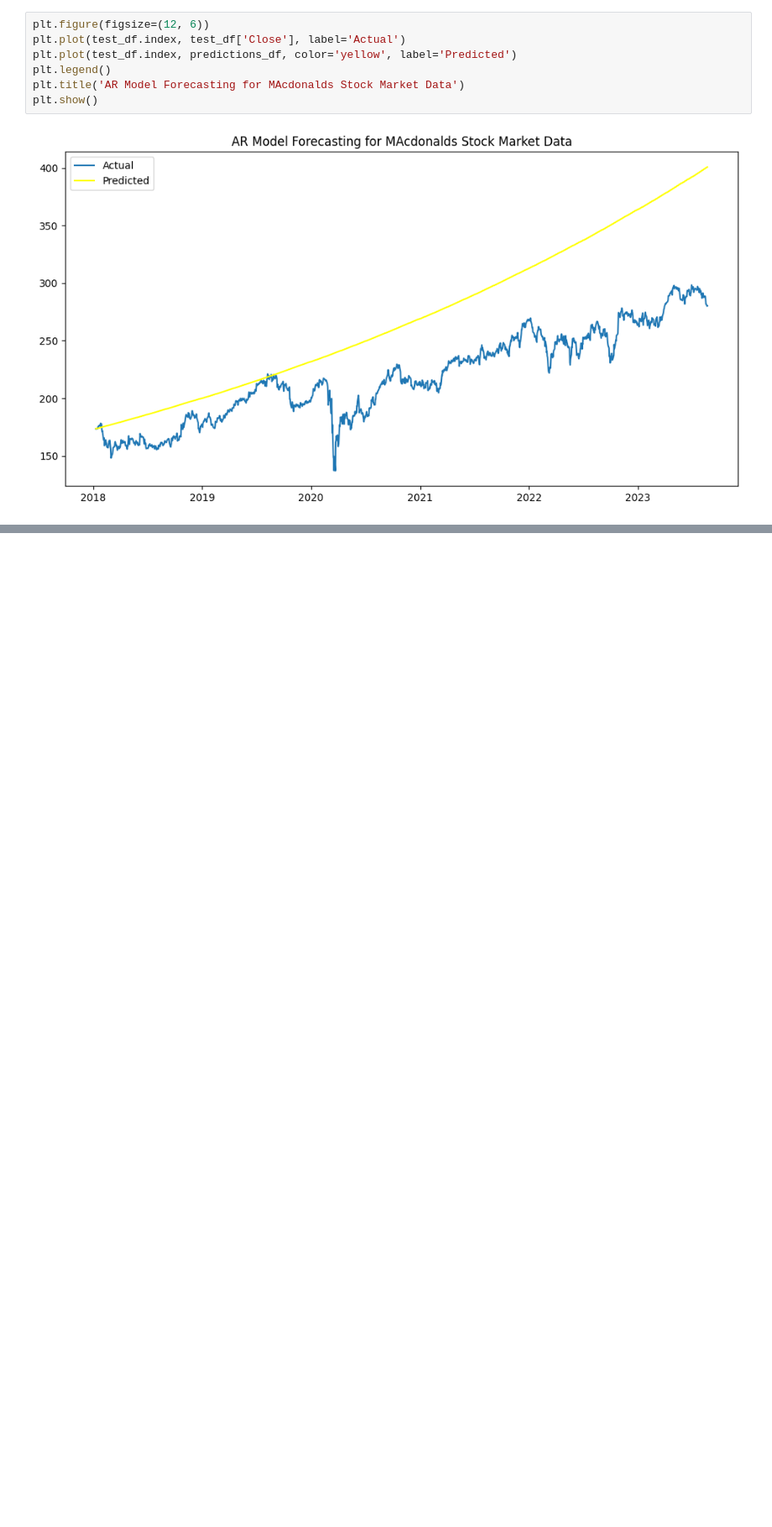
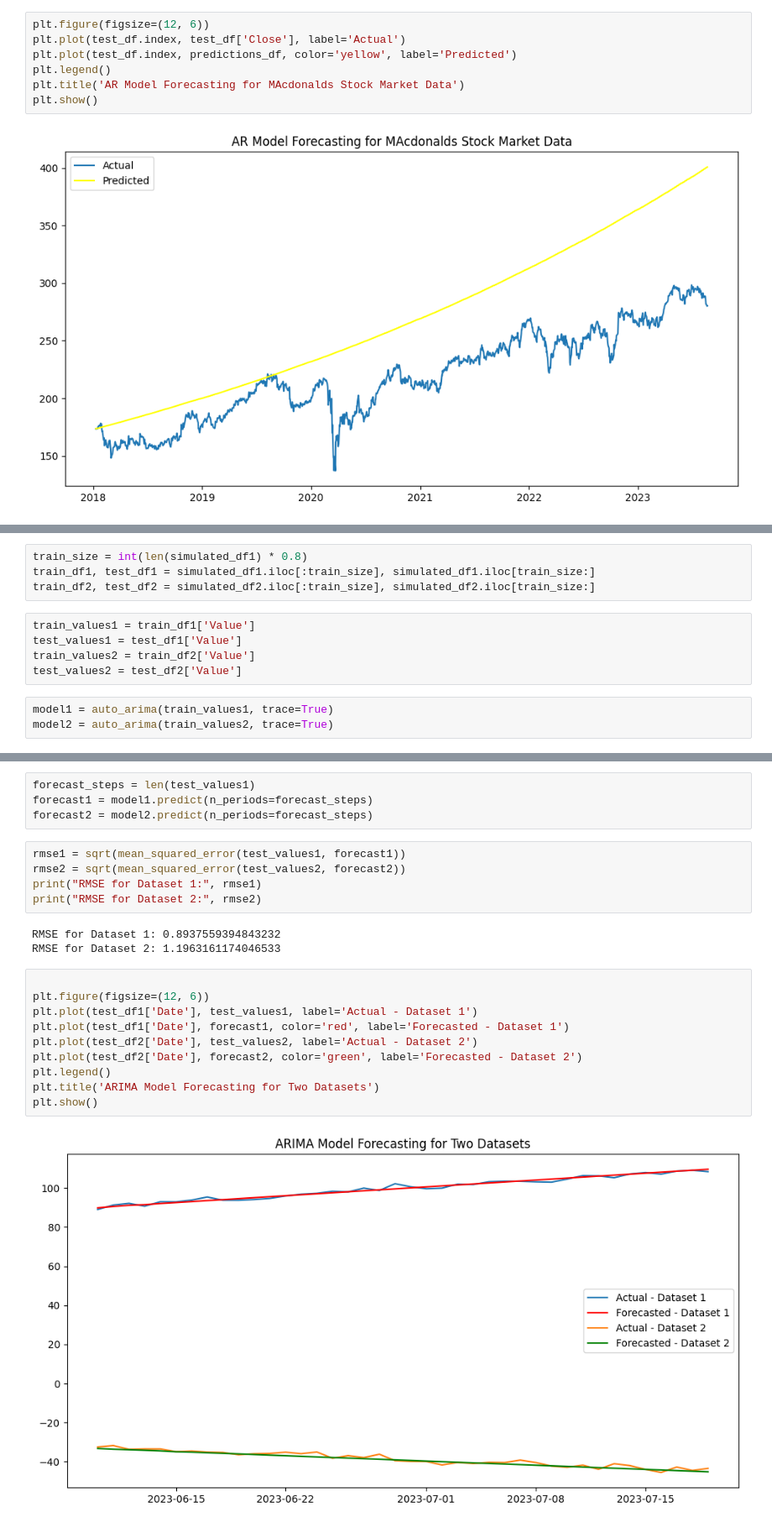
Before and after one commit to 21-ri/pro, a Jupyter notebook: Untitled-1.ipynb, the cells around one changed output, grey strips where cells are left out. Shown at 84% size. Cells and saved outputs as stored; diff of their text form; blank space fills up the shorter version.

```diff
--- a/Untitled-1.ipynb
+++ b/Untitled-1.ipynb
@@ -657,0 +870,12 @@ Mean Squared Error for df1: 5907.5039671767645
+# %%
+train_size = int(len(simulated_df1) * 0.8)
+train_df1, test_df1 = simulated_df1.iloc[:train_size], simulated_df1.iloc[train_size:]
+train_df2, test_df2 = simulated_df2.iloc[:train_size], simulated_df2.iloc[train_size:]
+# %%
+train_values1 = train_df1['Value']
+test_values1 = test_df1['Value']
+train_values2 = train_df2['Value']
+test_values2 = test_df2['Value']
+# %%
+model1 = auto_arima(train_values1, trace=True)
+model2 = auto_arima(train_values2, trace=True)
@@ -657,0 +900,24 @@ Mean Squared Error for df1: 5907.5039671767645
+# %%
+forecast_steps = len(test_values1)
+forecast1 = model1.predict(n_periods=forecast_steps)
+forecast2 = model2.predict(n_periods=forecast_steps)
+# %%
+rmse1 = sqrt(mean_squared_error(test_values1, forecast1))
+rmse2 = sqrt(mean_squared_error(test_values2, forecast2))
+print("RMSE for Dataset 1:", rmse1)
+print("RMSE for Dataset 2:", rmse2)
+# %% [output]
+RMSE for Dataset 1: 0.8937559394843232
+RMSE for Dataset 2: 1.1963161174046533
+# %%
+
+plt.figure(figsize=(12, 6))
+plt.plot(test_df1['Date'], test_values1, label='Actual - Dataset 1')
+plt.plot(test_df1['Date'], forecast1, color='red', label='Forecasted - Dataset 1')
+plt.plot(test_df2['Date'], test_values2, label='Actual - Dataset 2')
+plt.plot(test_df2['Date'], forecast2, color='green', label='Forecasted - Dataset 2')
+plt.legend()
+plt.title('ARIMA Model Forecasting for Two Datasets')
+plt.show()
+# %% [output]
+[figure, added]
```
Also changed, not shown: parts of 68 cells of this notebook.
